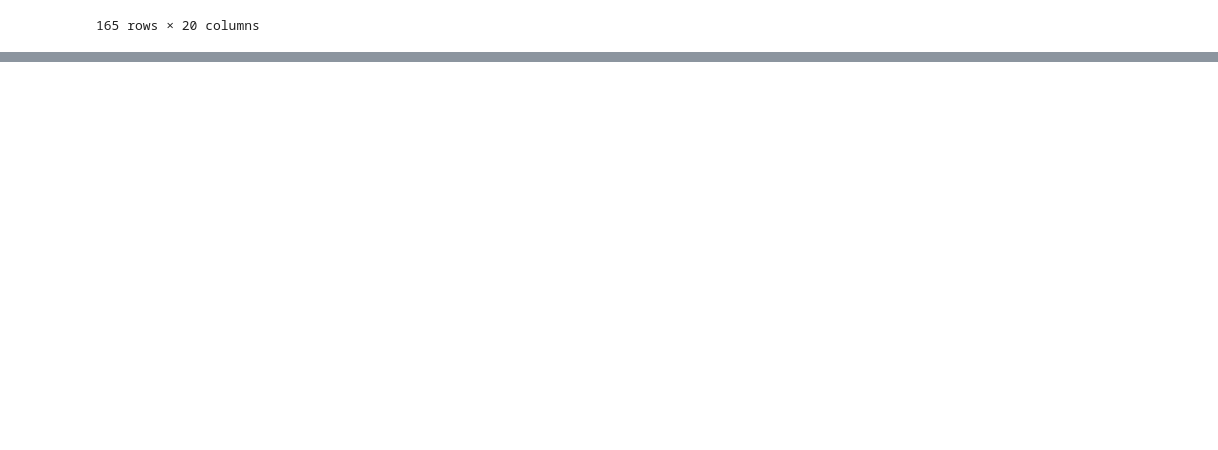
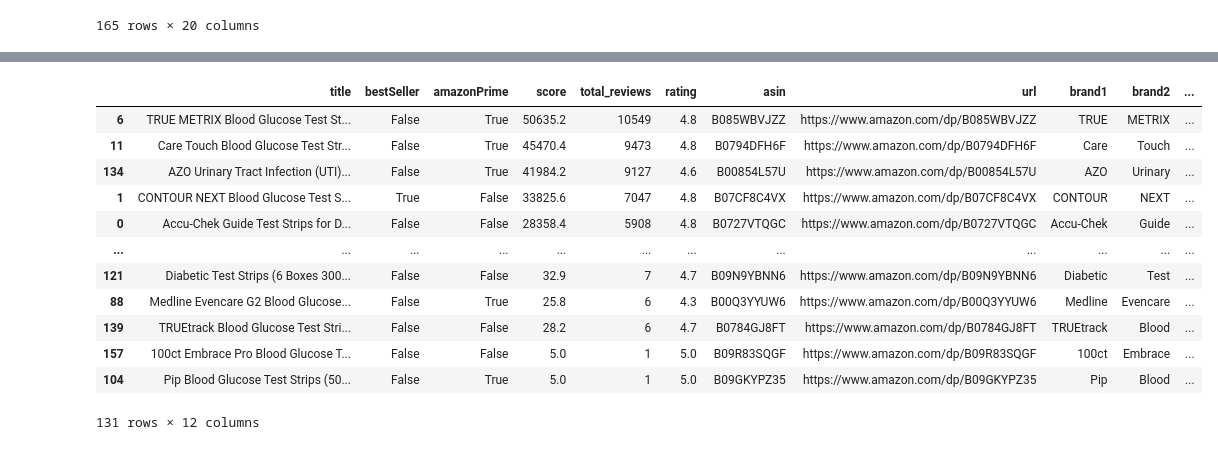
Before and after one commit to jjwu1019/Amazon_DiabeticTestStrip_Review, a Jupyter notebook: diabeticbloodteststrips_review_raw_Reviews_Analysis.ipynb, the cells around one changed output, grey strips where cells are left out. Cells and saved outputs as stored; diff of their text form; code cells hidden in the pictures; blank space fills up the shorter version.

```diff
--- a/diabeticbloodteststrips_review_raw_Reviews_Analysis.ipynb
+++ b/diabeticbloodteststrips_review_raw_Reviews_Analysis.ipynb
@@ -54 +101,35 @@ df["brand"] = df["brand"].str.replace("6 x", "TRUE METRIX®")
+# %%
+#Clean brand name and rename column
+df["brand"] = df["brand"].str.replace("Blood Glucose", "Care Touch")
+df["brand"] = df["brand"].str.replace("6 x", "TRUE METRIX")
+df["brand"] = df["brand"].str.replace("5 x", "TRUE METRIX")
+df["brand"] = df["brand"].str.replace("4 x", "TRUE METRIX")
+df["brand"] = df["brand"].str.replace("3 x", "TRUE METRIX")
+df["brand"] = df["brand"].str.replace("2 x", "TRUE METRIX")
+df.loc[df['brand1'] == 'Prodigy', 'brand'] = 'Prodigy'
+df.loc[df['brand1'] == 'Accu-Chek', 'brand'] = 'Accu-Chek'
+df.loc[df['brand1'] == 'AZO', 'brand'] = 'AZO'
+df.loc[df['brand1'] == 'Dario', 'brand'] = 'Dario'
+df.loc[df['brand1'] == 'Metene', 'brand'] = 'Metene'
+df.loc[df['brand1'] == 'iHealth', 'brand'] = 'iHealth'
+df.loc[df['brand1'] == 'TrueTrack', 'brand'] = 'TrueTrack'
+df.loc[df['brand1'] == 'FreeStyle', 'brand'] = 'FreeStyle'
+df.loc[df['brand1'] == 'Ultra', 'brand'] = 'Ultra'
+df.loc[df['brand1'] == 'Optiums', 'brand'] = 'Optiums'
+df = df.rename(columns={"reviews.total_reviews": "total_reviews", "reviews.rating": "rating"})
+df
+# %% [output]
+|  | title | bestSeller | amazonPrime | score | total_reviews | rating | asin | url | brand1 | brand2 | ... |
+| 6 | TRUE METRIX Blood Glucose Test St... | False | True | 50635.2 | 10549 | 4.8 | B085WBVJZZ | https://www.amazon.com/dp/B085WBVJZZ | TRUE | METRIX | ... |
+| 11 | Care Touch Blood Glucose Test Str... | False | True | 45470.4 | 9473 | 4.8 | B0794DFH6F | https://www.amazon.com/dp/B0794DFH6F | Care | Touch | ... |
+| 134 | AZO Urinary Tract Infection (UTI)... | False | True | 41984.2 | 9127 | 4.6 | B00854L57U | https://www.amazon.com/dp/B00854L57U | AZO | Urinary | ... |
+| 1 | CONTOUR NEXT Blood Glucose Test S... | True | False | 33825.6 | 7047 | 4.8 | B07CF8C4VX | https://www.amazon.com/dp/B07CF8C4VX | CONTOUR | NEXT | ... |
+| 0 | Accu-Chek Guide Test Strips for D... | False | False | 28358.4 | 5908 | 4.8 | B0727VTQGC | https://www.amazon.com/dp/B0727VTQGC | Accu-Chek | Guide | ... |
+| ... | ... | ... | ... | ... | ... | ... | ... | ... | ... | ... | ... |
+| 121 | Diabetic Test Strips (6 Boxes 300... | False | False | 32.9 | 7 | 4.7 | B09N9YBNN6 | https://www.amazon.com/dp/B09N9YBNN6 | Diabetic | Test | ... |
+| 88 | Medline Evencare G2 Blood Glucose... | False | True | 25.8 | 6 | 4.3 | B00Q3YYUW6 | https://www.amazon.com/dp/B00Q3YYUW6 | Medline | Evencare | ... |
+| 139 | TRUEtrack Blood Glucose Test Stri... | False | False | 28.2 | 6 | 4.7 | B0784GJ8FT | https://www.amazon.com/dp/B0784GJ8FT | TRUEtrack | Blood | ... |
+| 157 | 100ct Embrace Pro Blood Glucose T... | False | False | 5.0 | 1 | 5.0 | B09R83SQGF | https://www.amazon.com/dp/B09R83SQGF | 100ct | Embrace | ... |
+| 104 | Pip Blood Glucose Test Strips (50... | False | True | 5.0 | 1 | 5.0 | B09GKYPZ35 | https://www.amazon.com/dp/B09GKYPZ35 | Pip | Blood | ... |
+131 rows × 12 columns
 # %%
```
Also changed, not shown: parts of 16 cells of this notebook, 10 other files.
